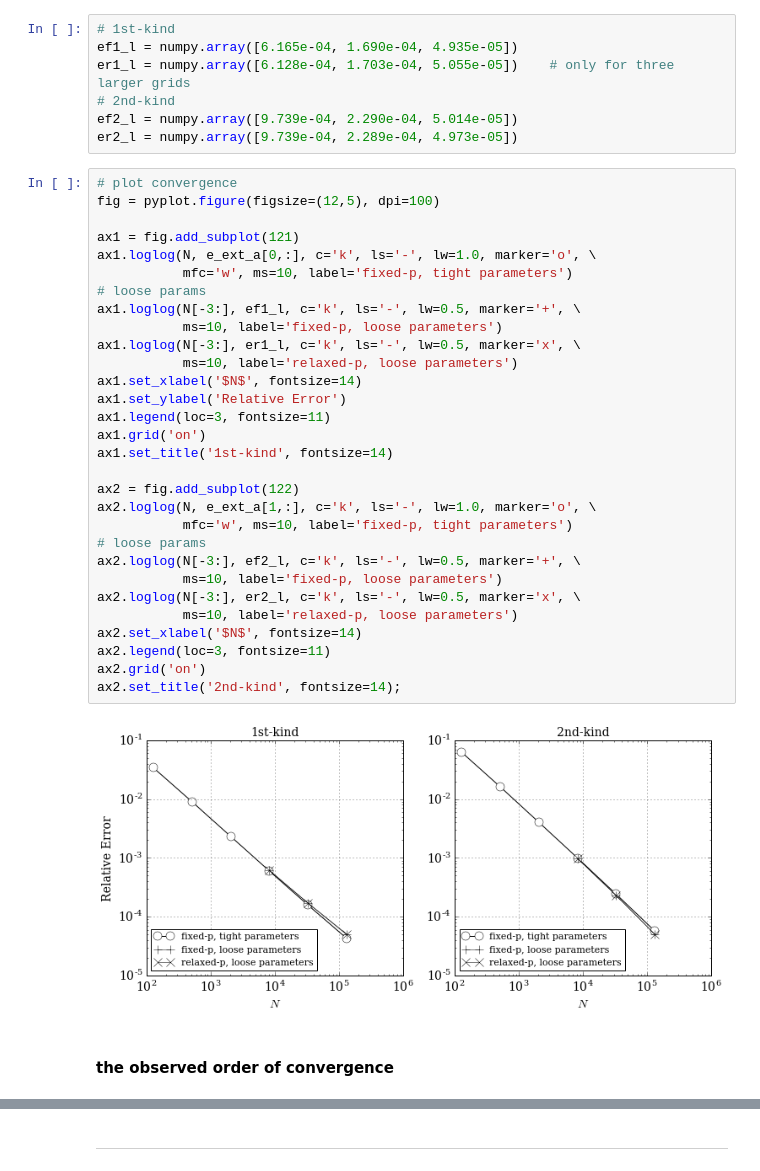
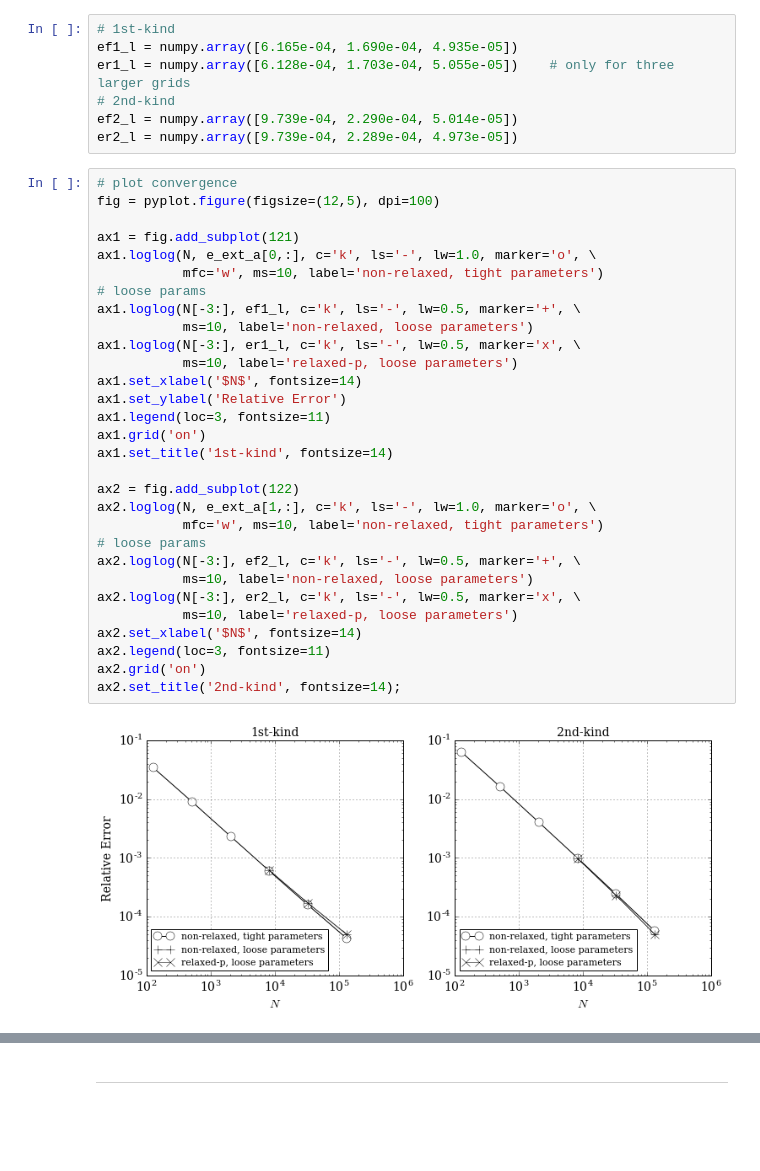
Before and after one commit to barbagroup/inexact-gmres, a Jupyter notebook: supplementary-materials/inexact-GMRES-result.ipynb, the cells around one changed output, grey strips where cells are left out. Cells and saved outputs as stored; diff of their text form; blank space fills up the shorter version.

```diff
--- a/supplementary-materials/inexact-GMRES-result.ipynb
+++ b/supplementary-materials/inexact-GMRES-result.ipynb
@@ -133,34 +172,32 @@ er2_l = numpy.array([9.739e-04, 2.289e-04, 4.973e-05])
 # %%
 # plot convergence
 fig = pyplot.figure(figsize=(12,5), dpi=100)
 
 ax1 = fig.add_subplot(121)
 ax1.loglog(N, e_ext_a[0,:], c='k', ls='-', lw=1.0, marker='o', \
-           mfc='w', ms=10, label='fixed-p, tight parameters')
+           mfc='w', ms=10, label='non-relaxed, tight parameters')
 # loose params
 ax1.loglog(N[-3:], ef1_l, c='k', ls='-', lw=0.5, marker='+', \
-           ms=10, label='fixed-p, loose parameters')
+           ms=10, label='non-relaxed, loose parameters')
 ax1.loglog(N[-3:], er1_l, c='k', ls='-', lw=0.5, marker='x', \
            ms=10, label='relaxed-p, loose parameters')
 ax1.set_xlabel('$N$', fontsize=14)
 ax1.set_ylabel('Relative Error')
 ax1.legend(loc=3, fontsize=11)
 ax1.grid('on')
 ax1.set_title('1st-kind', fontsize=14)
 
 ax2 = fig.add_subplot(122)
 ax2.loglog(N, e_ext_a[1,:], c='k', ls='-', lw=1.0, marker='o', \
-           mfc='w', ms=10, label='fixed-p, tight parameters')
+           mfc='w', ms=10, label='non-relaxed, tight parameters')
 # loose params
 ax2.loglog(N[-3:], ef2_l, c='k', ls='-', lw=0.5, marker='+', \
-           ms=10, label='fixed-p, loose parameters')
+           ms=10, label='non-relaxed, loose parameters')
 ax2.loglog(N[-3:], er2_l, c='k', ls='-', lw=0.5, marker='x', \
            ms=10, label='relaxed-p, loose parameters')
 ax2.set_xlabel('$N$', fontsize=14)
 ax2.legend(loc=3, fontsize=11)
 ax2.grid('on')
 ax2.set_title('2nd-kind', fontsize=14);
 # %% [output]
-[figure, old version]
+[figure, new version]
-# %% [markdown]
-#### the observed order of convergence
```
Also changed, not shown: parts of 33 cells of this notebook.
